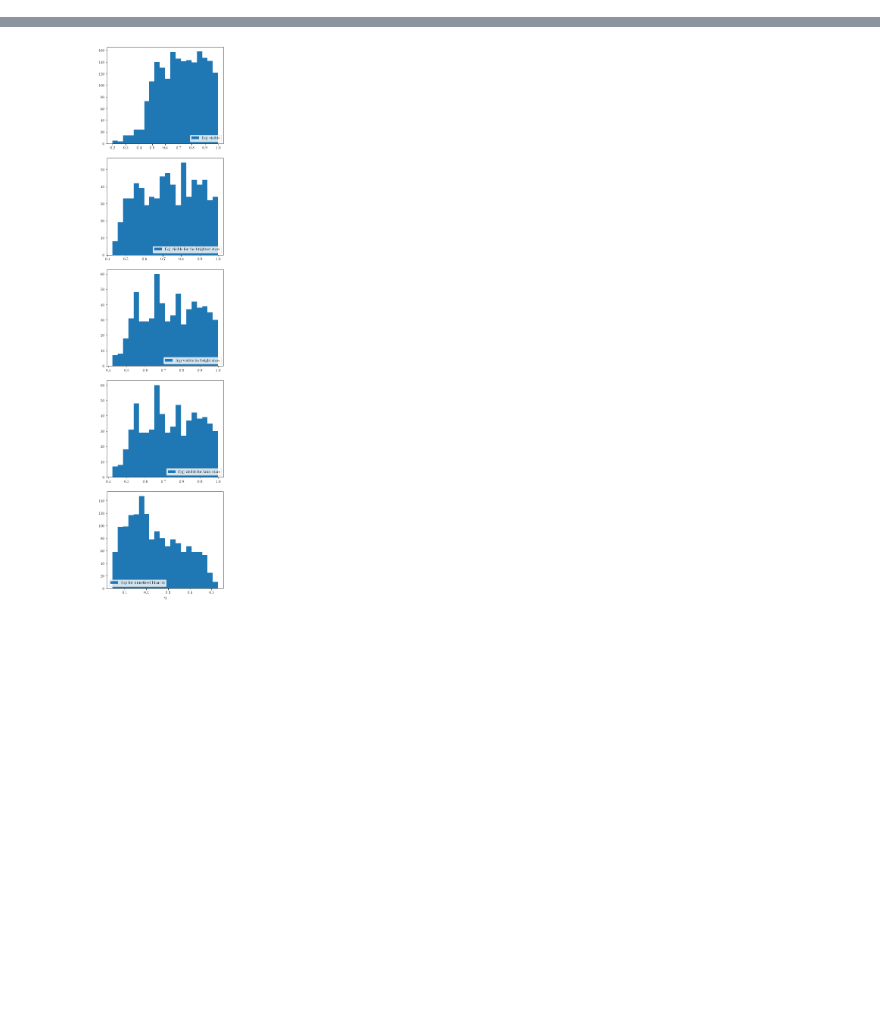
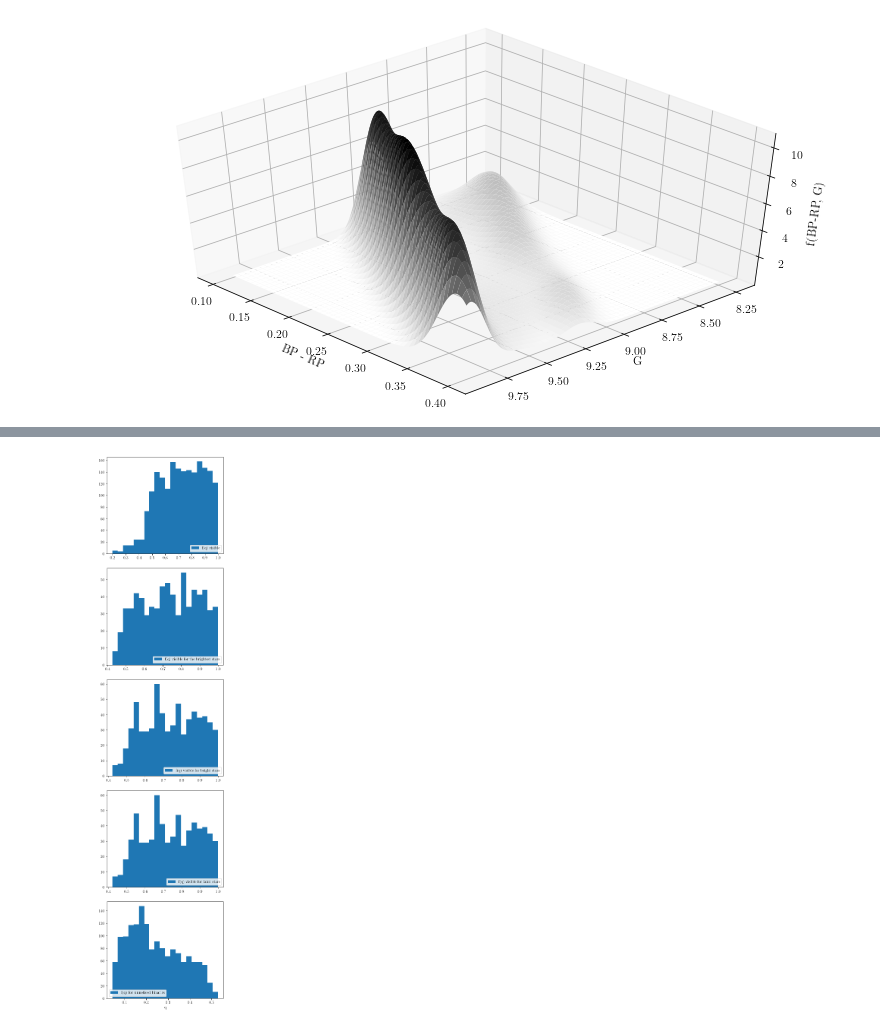
Before and after one commit to olgaborodina/GAIA_binaries, a Jupyter notebook: model/horizontal_MS_model.ipynb, the cells around one changed output, grey strips where cells are left out. Saved outputs shown, nothing was run; the diff lists cells and outputs as text; code cells hidden in the pictures; blank space fills up the shorter version.

```diff
--- a/model/horizontal_MS_model.ipynb
+++ b/model/horizontal_MS_model.ipynb
@@ -101,8 +28,0 @@ all_stars_data = pd.concat([binaries_data, singles_data])
-# %%
-num_stars = len(all_stars_data)
-profile = pd.DataFrame(data = {'x' : np.linspace(-2, 1, 701)})
-kde = KernelDensity(kernel='epanechnikov', bandwidth=0.15)
-kde.fit(all_stars_data[['Gmag_new']].to_numpy())
-
-profile['density'] = np.exp(kde.score_samples(profile[['x']].to_numpy()))
-profile['density'] *= num_stars
@@ -162,0 +39,4 @@ number_of_multiples / len(all_stars_data)
+# %%
+all_stars = read_file(MODEL_DIRECTORY / 'model_stars_250pc_manystars_flat_no_errors.txt')
+all_stars['bp-rp, mag'] = all_stars['BP-RP, mag']
+all_stars = all_stars[(all_stars['bp-rp, mag']>0.1) & (all_stars['bp-rp, mag']<0.4)]
@@ -162,0 +45,11 @@ number_of_multiples / len(all_stars_data)
+# %%
+ # create data
+x = all_stars['bp-rp, mag']
+y = all_stars['g, mag']
+
+# Evaluate a gaussian kde on a regular grid of nbins x nbins over data extents
+nbins=400
+k = kde.gaussian_kde([x,y])
+xi, yi = np.mgrid[x.min():x.max():nbins*1j, y.min():y.max():nbins*1j]
+zi = k(np.vstack([xi.flatten(), yi.flatten()]))
+f = zi.reshape(xi.shape)
@@ -162,0 +66,13 @@ number_of_multiples / len(all_stars_data)
+# %%
+fig = plt.figure(figsize=(13, 7))
+ax = plt.axes(projection='3d')
+ax.plot_surface(xi, yi, zi.reshape(xi.shape), cmap='binary')
+ax.set_xlabel('BP - RP')
+ax.set_ylabel('G')
+ax.set_zlabel('f(BP-RP, G)')
+ax.invert_yaxis()
+
+
+ax.view_init(45, 317)
+# %% [output]
+[figure, added]
```
Also changed, not shown: parts of 40 cells of this notebook.
